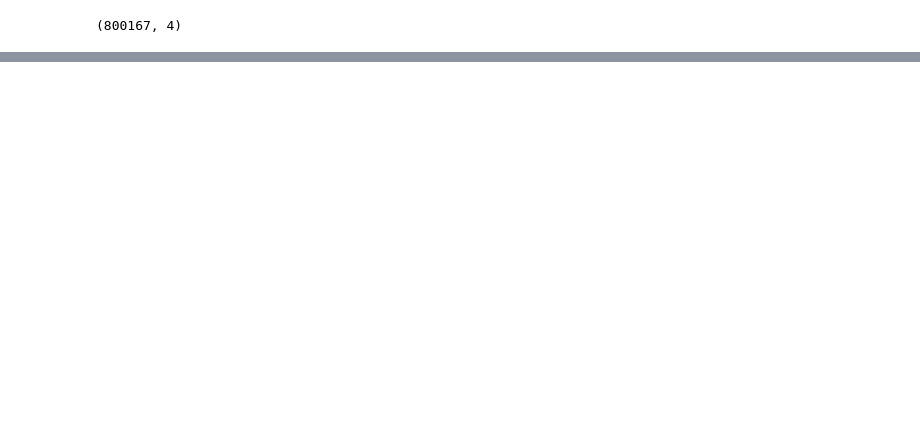
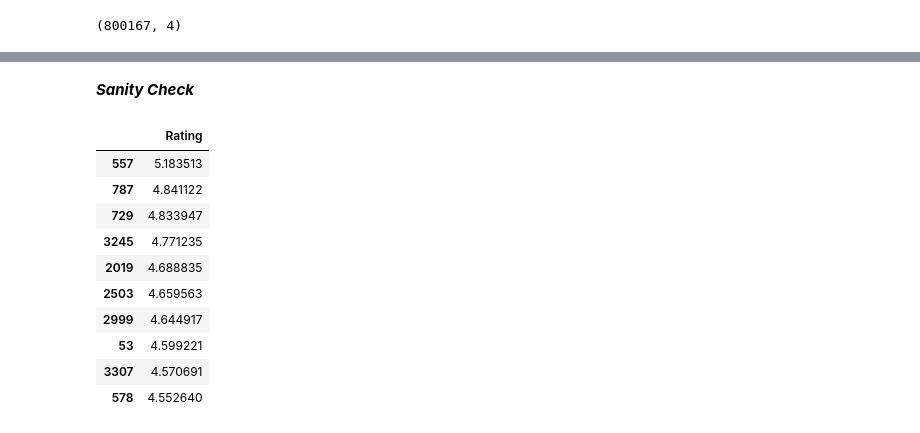
Before and after one commit to avyaktawrat/Evaluat-inator, a Jupyter notebook: Auto_encoders.ipynb, the cells around one changed output, grey strips where cells are left out. Saved outputs shown, nothing was run; the diff lists cells and outputs as text; code cells hidden in the pictures; blank space fills up the shorter version.

```diff
--- a/Auto_encoders.ipynb
+++ b/Auto_encoders.ipynb
@@ -205,0 +212,27 @@ test loss: tensor(0.9130)
+# %% [markdown]
+***Sanity Check***
+# %%
+user_rating = ratings.groupby('userId').size()
+input = Variable(training_set[np.argmax(user_rating),:]).unsqueeze(0)
+output = sae(input)
+# rec_movie = movies['title'][movies['movieID'] == np.argmax(output.detach().numpy())]
+# rec_movie_genres = movies['genres'][movies['movieID'] == np.argmax(output.detach().numpy())]
+# rec_movie_genres
+# %%
+rec_movie_id = movies["movieID"]
+id_movies = np.arange(1,max(rec_movie_id)+1)
+
+rec_movie = pd.DataFrame(np.transpose(output.detach().numpy()), index=id_movies, columns=["Rating"])
+rec_movie.sort_values('Rating',ascending=False)[:10]
+# %% [output]
+|  | Rating |
+| 557 | 5.183513 |
+| 787 | 4.841122 |
+| 729 | 4.833947 |
+| 3245 | 4.771235 |
+| 2019 | 4.688835 |
+| 2503 | 4.659563 |
+| 2999 | 4.644917 |
+| 53 | 4.599221 |
+| 3307 | 4.570691 |
+| 578 | 4.552640 |
```
Also changed, not shown: parts of 6 cells of this notebook.
